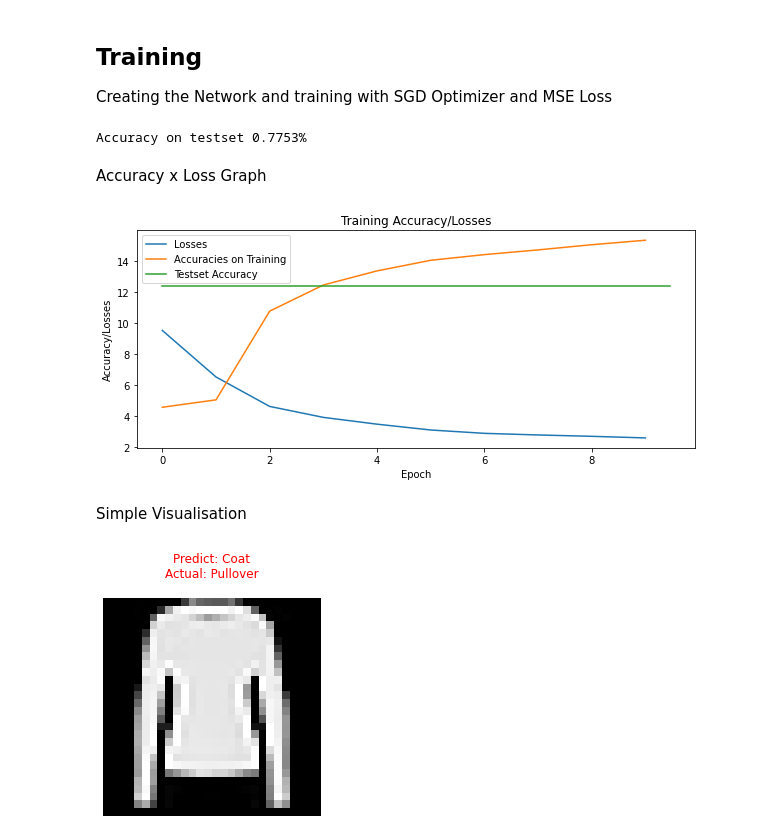
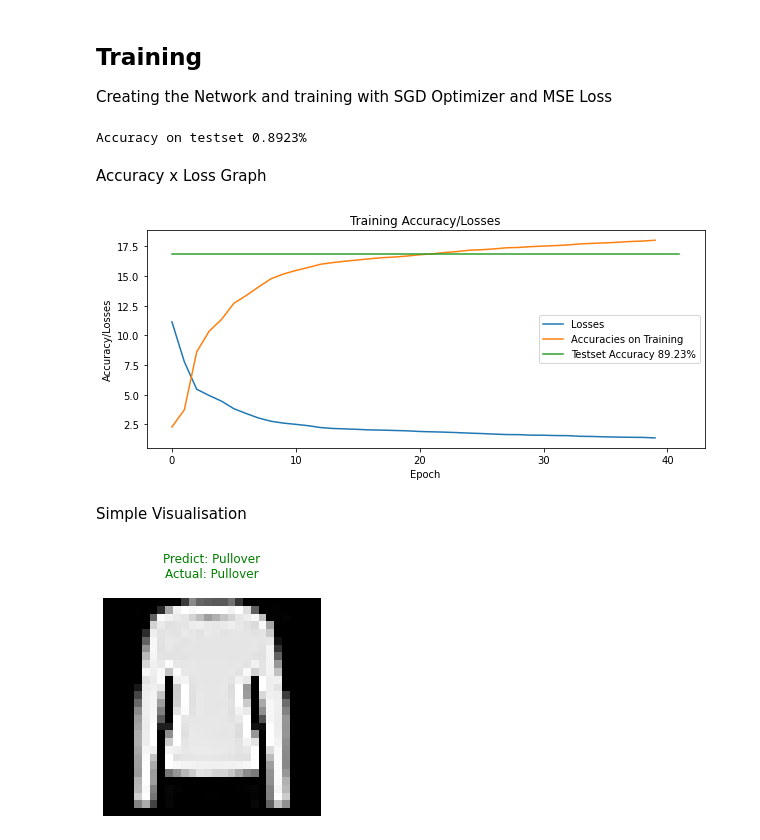
Before and after one commit to safatdev/AI-Module, a Jupyter notebook: Task3.ipynb, the cells around one changed output. Drawn from its saved outputs; the diff is of its cells as text; code cells hidden in the pictures.

Commit message:
trained of 40 epochs

```diff
--- a/Task3.ipynb
+++ b/Task3.ipynb
@@ -253,7 +253,7 @@ loss = MSELoss()
 optimizer = SGD_Optimizer(network.parameters())
 
 # train
-history = optimizer.train(X_train, y_train, 10, learning_rate=0.001, loss=loss)
+history = optimizer.train(X_train, y_train, 40, learning_rate=0.001, loss=loss)
 # %%
 # Prediction on Test Set
 correct_predictions = 0
@@ -270,32 +270,32 @@ test_set_accuracy = correct_predictions/amount
 # test
 print(f"Accuracy on testset {test_set_accuracy}%")
 # %% [output]
-Accuracy on testset 0.7753%
+Accuracy on testset 0.8923%
 # %% [markdown]
 Accuracy x Loss Graph
 # %%
 import matplotlib.pyplot as plt
 
 # setup
 fig, ax = plt.subplots(1, figsize=(10, 4), sharey=True, sharex=True)
 ax.set_title('Training Accuracy/Losses')
 ax.set_xlabel('Epoch')
 ax.set_ylabel('Accuracy/Losses')
 
 # lines
 line1, = ax.plot(loss.losses_per_epoch, label='Losses')
 line2, = ax.plot(history, label='Accuracies on Training')
 
 y_min, y_max = ax.get_ylim()
 accuracy_y = y_max*test_set_accuracy
-line3, = ax.plot([0, ax.get_xlim()[1]], [accuracy_y, accuracy_y], label='Testset Accuracy')
+line3, = ax.plot([0, ax.get_xlim()[1]], [accuracy_y, accuracy_y], label=f'Testset Accuracy: {test_set_accuracy*100}%')
 
 ax.legend(handles=[line1, line2, line3])
 
 # display
 plt.show()
 # %% [output]
-[figure, old version]
+[figure, new version]
 # %% [markdown]
 Simple Visualisation
 # %%
@@ -317,4 +317,4 @@ ax.set_axis_off()
 # display
 plt.show()
 # %% [output]
-[figure, old version]
+[figure, new version]
```
